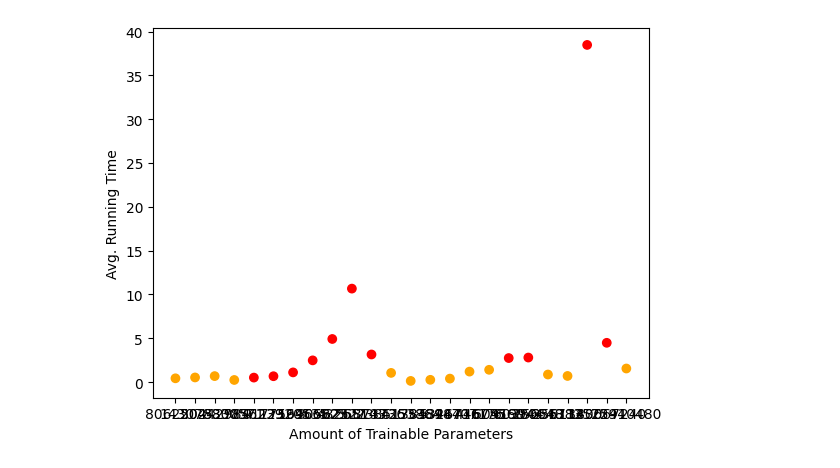
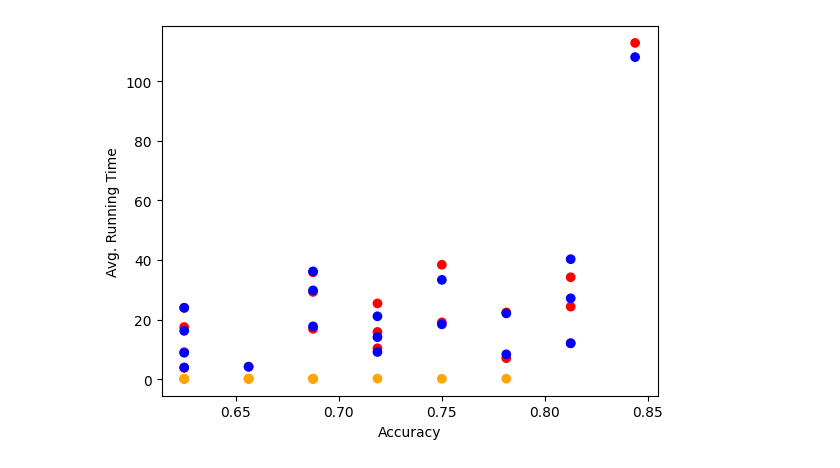
Before and after one commit to raphischer/edge-acc, a Jupyter notebook: database_evaluation.ipynb, the cells around one changed output. Cells and saved outputs as stored; diff of their text form; code cells hidden in the pictures.

```diff
--- a/database_evaluation.ipynb
+++ b/database_evaluation.ipynb
@@ -0,0 +6,11 @@
+# %%
+def createColorSequence(df):
+    colors = []
+    for i in df['backend']:
+        if i == 'tflite_edgetpu':
+            colors.append('orange')
+        elif i == 'tf_cpu':
+            colors.append('red')
+        else: # GPU case
+            colors.append('blue')
+    return colors
@@ -0,0 +40,6 @@
+# %%
+def approx_USB_power_draw(row):
+    if row['backend'] == 'tflite_edgetpu':
+        return row['power_draw'] + 25 * (row['running_time']/3600) # assume constant 25 watt
+    else:
+        return row['power_draw']
@@ -1,6 +48,7 @@
 # %%
-import pickle
-
-
-with open('/Users/lstaay/Documents/imagenet-on-the-edge/testdatabase3.pkl', 'rb') as f:
+with open('/Users/lstaay/Documents/imagenet-on-the-edge/testdatabase32.pkl', 'rb') as f:
     data = pickle.load(f)
+#Add Family of
+data['family']= data['model'].apply(lambda a : getFamilyName(a))
+data['approx_USB_power_draw'] = data.apply(lambda row: approx_USB_power_draw(row), axis = 1)
+data
@@ -50,13 +163,12 @@ plt.show()
 # %%
-import pandas as pd
-from matplotlib import pyplot as plt
-energy_df = data[data['power_draw'].notna()]
-x = energy_df['total_parameters']
+energy_df = data#[data['backend']=='tflite_edgetpu']
+
+x = energy_df['accuracy']
 y = energy_df['running_time']
-plt.xlabel("Amount of Trainable Parameters")
+plt.xlabel("Accuracy")
 plt.ylabel("Avg. Running Time")
 
-plt.scatter(x, y, c = colors)
+plt.scatter(x, y, c = createColorSequence(energy_df))
 plt.show()
 # %% [output]
-[figure, old version]
+[figure, new version]
```
Also changed, not shown: parts of 16 cells of this notebook, 9 other files.
